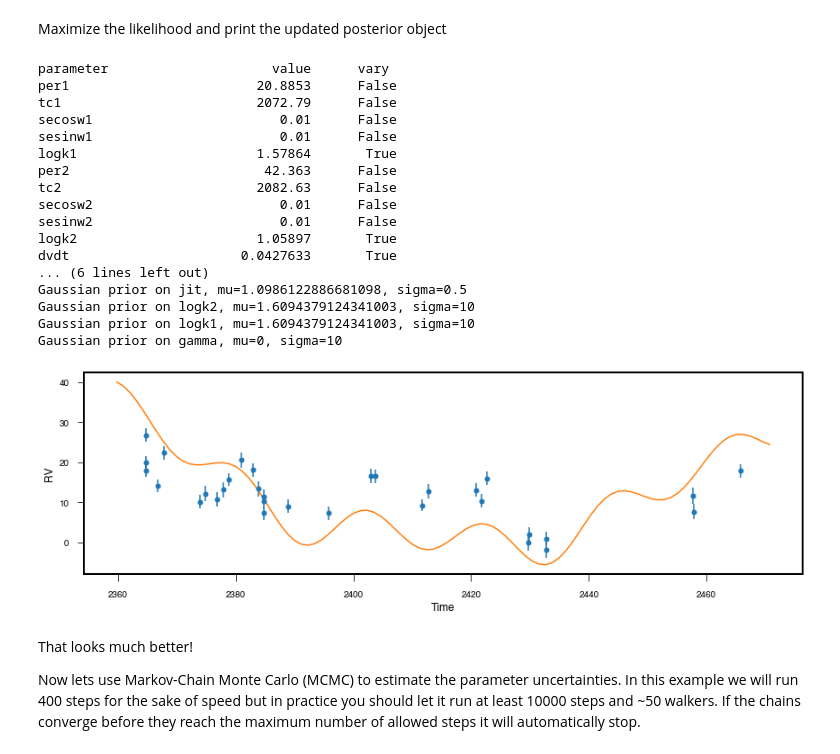
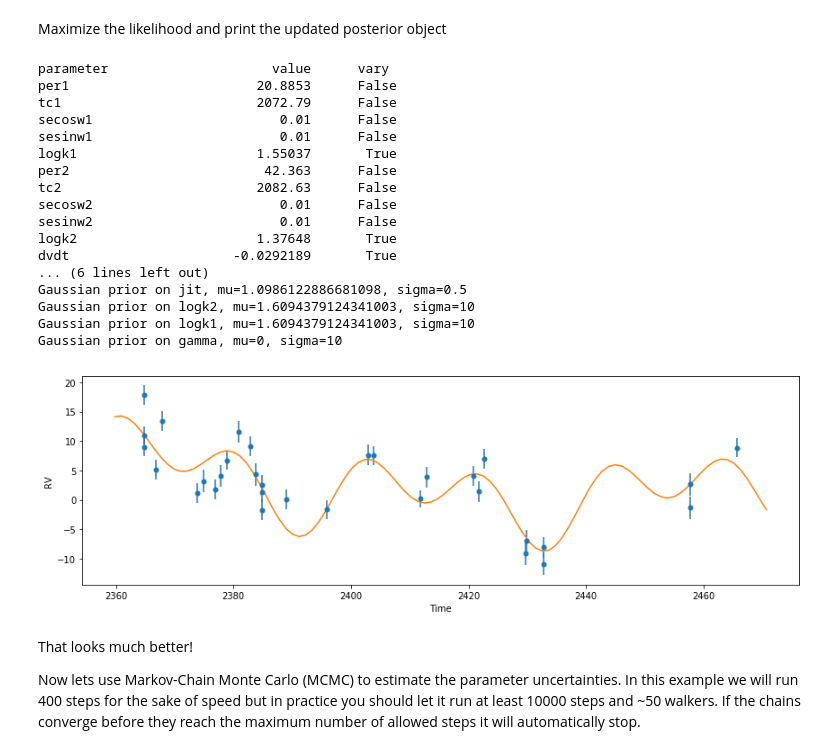
Before and after one commit to California-Planet-Search/radvel, a Jupyter notebook: docs/tutorials/K2-24_Fitting+MCMC.ipynb, the cells around one changed output. Saved outputs shown, nothing was run; the diff lists cells and outputs as text; code cells hidden in the pictures.

Commit message:
increment version and change to Nelder-Mead method in K2-24 example

```diff
--- a/docs/tutorials/K2-24_Fitting+MCMC.ipynb
+++ b/docs/tutorials/K2-24_Fitting+MCMC.ipynb
@@ -135,31 +135,31 @@ Maximize the likelihood and print the updated posterior object
 # %%
 res  = optimize.minimize(
     post.neglogprob_array,     # objective function is negative log likelihood
     post.get_vary_params(),    # initial variable parameters
-    method='Powell',           # Nelder-Mead also works
+    method='Nelder-Mead',           # Powell also works
     )
 
 plot_results(like)             # plot best fit model
 print(post)
 # %% [output]
 parameter                     value      vary
 per1                        20.8853      False
 tc1                         2072.79      False
 secosw1                        0.01      False
 sesinw1                        0.01      False
-logk1                       1.57864       True
+logk1                       1.55037       True
 per2                         42.363      False
 tc2                         2082.63      False
 secosw2                        0.01      False
 sesinw2                        0.01      False
-logk2                       1.05897       True
-dvdt                      0.0427633       True
+logk2                       1.37648       True
+dvdt                     -0.0292189       True
 ... (6 lines left out)
 Gaussian prior on jit, mu=1.0986122886681098, sigma=0.5
 Gaussian prior on logk2, mu=1.6094379124341003, sigma=10
 Gaussian prior on logk1, mu=1.6094379124341003, sigma=10
 Gaussian prior on gamma, mu=0, sigma=10
-[figure, old version]
+[figure, new version]
 # %% [markdown]
 That looks much better!
 
```
Also changed, not shown: parts of 5 cells of this notebook, 1 other file.
